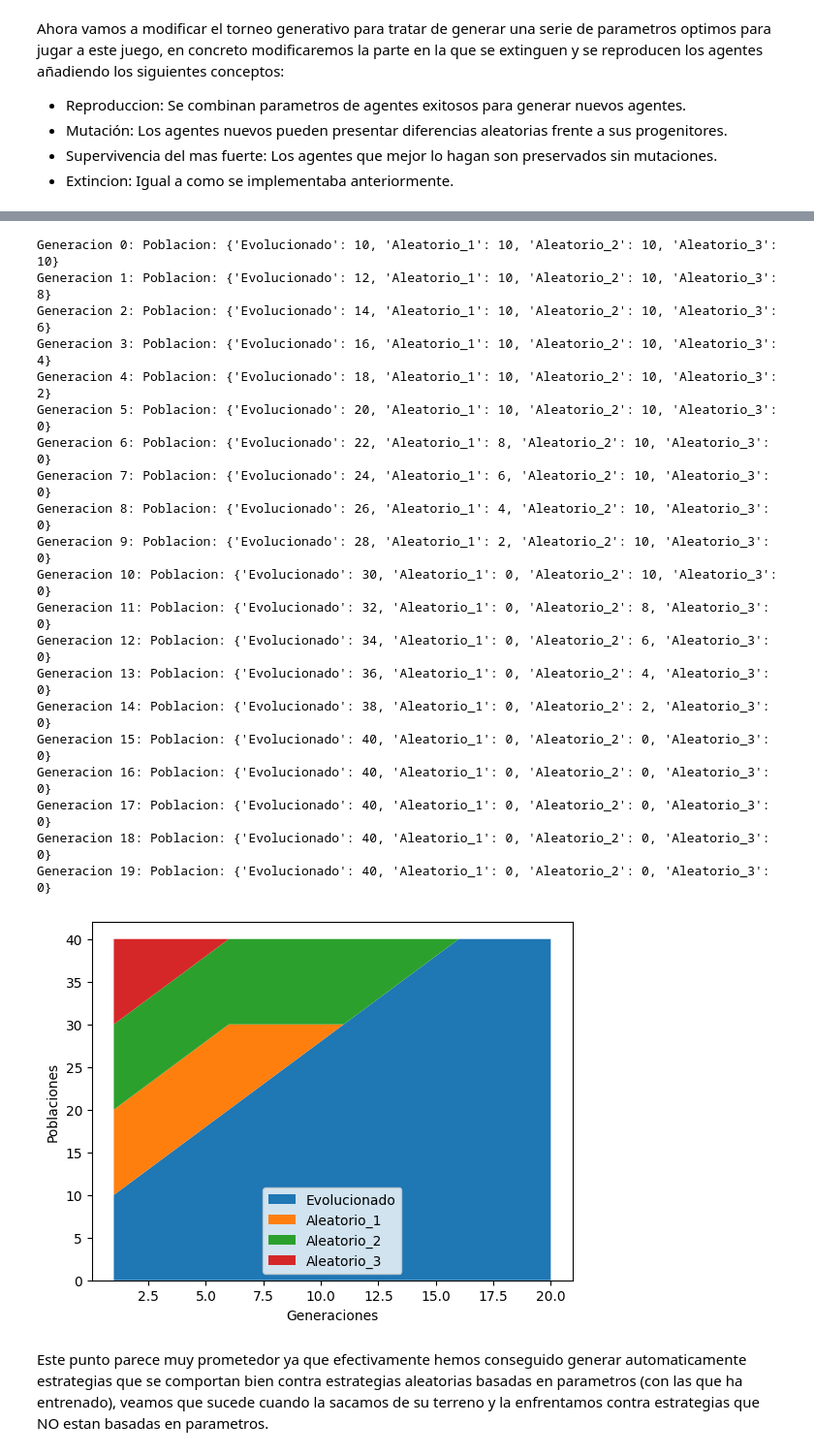
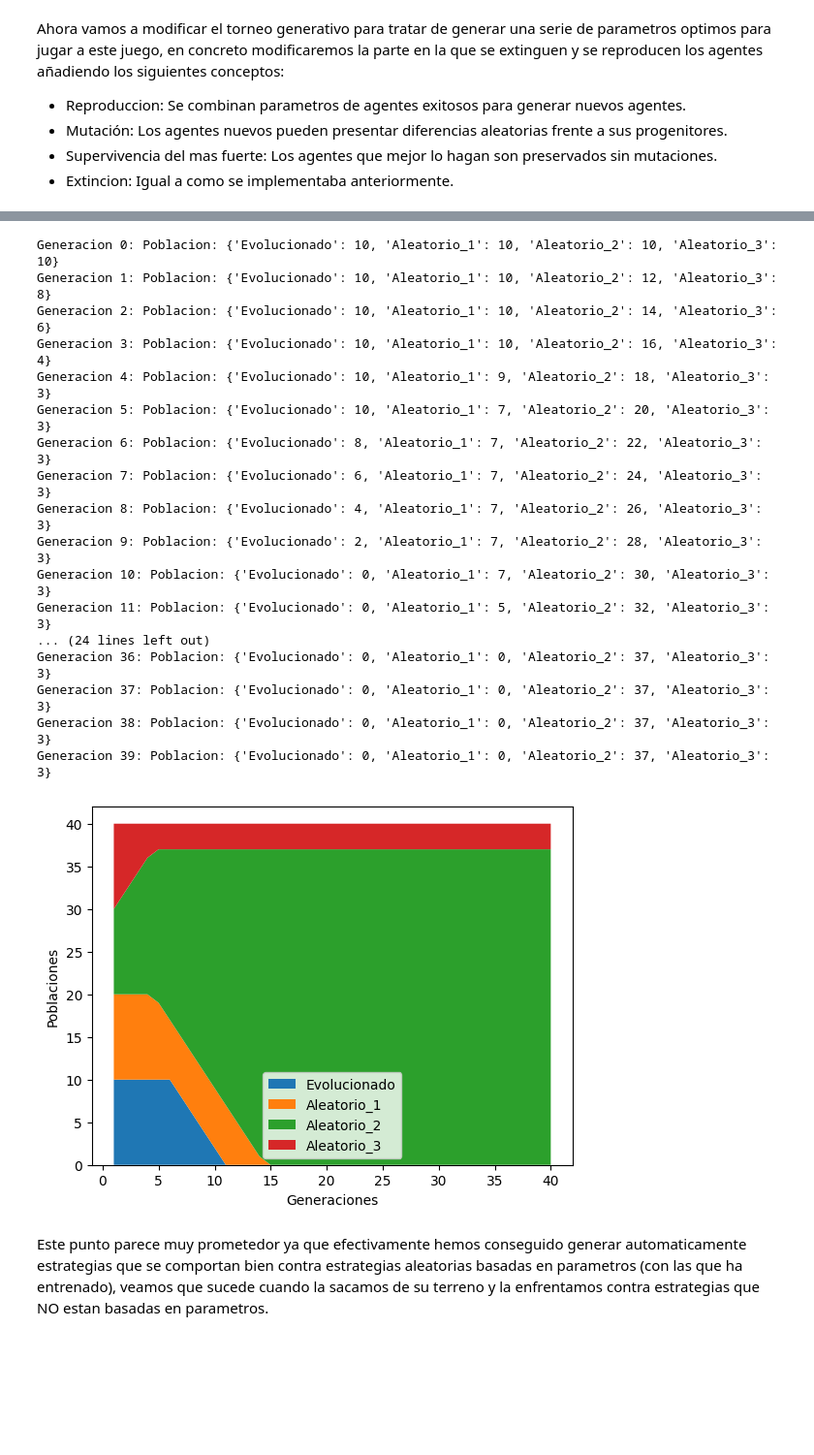
Before and after one commit to iocolopus/practica_1_aln, a Jupyter notebook: dpi/Razonamiento_etrategia.ipynb, the cells around one changed output, grey strips where cells are left out. Shown at 97% size. Saved outputs shown, nothing was run; the diff lists cells and outputs as text; code cells hidden in the pictures; blank space fills up the shorter version.

```diff
--- a/dpi/Razonamiento_etrategia.ipynb
+++ b/dpi/Razonamiento_etrategia.ipynb
@@ -113,7 +111,7 @@ Ahora vamos a modificar el torneo generativo para tratar de generar una serie de
 # %%
 class Poblacion:
     def __init__(self, poblacion_inicial):
-        self.dic_poblacion = {Agente_parametros(generar_parametros_random(17)):0.0 for _ in range(poblacion_inicial)}
+        self.dic_poblacion = {Agente_parametros(generar_parametros_random(9)):0.0 for _ in range(poblacion_inicial)}
 
     @property
     def lista_poblacion(self):
@@ -126,7 +124,7 @@ class Poblacion:
         for i in range(n):
             self.dic_poblacion.popitem()
 
-    def reproducir_n_mejores(self, n, p_mutacion = 0.5):
+    def reproducir_n_mejores(self, n, p_mutacion = 0.2):
         def mutar_agente(agente:Agente_parametros):
             for i in range(len(agente.parametros)):
                 if random.random() < p_mutacion:
@@ -141,7 +139,7 @@ class Poblacion:
             padre_a = random.choice(mejores_poblacion)
             padre_b = random.choice(mejores_poblacion)
 
-            punto_corte = randrange(0,17)
+            punto_corte = randrange(0,9)
 
             parametros_hijo = padre_a.parametros[0:punto_corte] + padre_b.parametros[punto_corte:]
 
@@ -154,7 +152,6 @@ class Poblacion:
 
     def gestionar_evolucion(self, repr_int):
         #Mejorar la gestion de los casos de empate
-        self.ordenar_dic_poblacion()
         self.eliminar_n_peores(repr_int)
         self.reproducir_n_mejores(repr_int)
 # %%
@@ -188,6 +185,7 @@ class Evolucionar:
             torneo_iterado.simular_torneo()
 
             self.poblacion.dic_poblacion = torneo_iterado.ranking
+            self.poblacion.ordenar_dic_poblacion()
 
             if imprimir:
                 print(f"Generacion {generacion}: Poblacion: {self.poblacion.lista_poblacion[0].parametros}")
@@ -199,6 +197,6 @@ class Evolucionar:
 
         return  [agente.parametros for agente in self.poblacion.lista_poblacion[:n]]
 # %%
-evolucionar = Evolucionar(generaciones=100, poblacion_inicial=30, reprodctividad=0.5, n_rondas=15)
+evolucionar = Evolucionar(generaciones=1000, poblacion_inicial=30, reprodctividad=0.2, n_rondas=15, error=0.01)
 evolucionar.simular(imprimir=True)
 # %% [output]
@@ -224,11 +226,11 @@ parametros_evolucionados = evolucionar.poblacion.lista_poblacion[0].parametros
 # %%
 agente_evolucionado = Agente_parametros(parametros_evolucionados, dp)
 agente_evolucionado.nombre = "Evolucionado"
-agente_parametros_random_1 = Agente_parametros(generar_parametros_random(17), dp)
+agente_parametros_random_1 = Agente_parametros(generar_parametros_random(9), dp)
 agente_parametros_random_1.nombre = "Aleatorio_1"
-agente_parametros_random_2 = Agente_parametros(generar_parametros_random(17), dp)
+agente_parametros_random_2 = Agente_parametros(generar_parametros_random(9), dp)
 agente_parametros_random_2.nombre = "Aleatorio_2"
-agente_parametros_random_3 = Agente_parametros(generar_parametros_random(17), dp)
+agente_parametros_random_3 = Agente_parametros(generar_parametros_random(9), dp)
 agente_parametros_random_3.nombre = "Aleatorio_3"
 
 
@@ -237,29 +261,26 @@ lista_jugadores = [agente_evolucionado, agente_parametros_random_1, agente_param
 # %%
-torneo_evolutivo = Torneo_evolutivo(lista_jugadores, generaciones=20, error=0.01, polacion_inicial=40, n_rondas=10)
+torneo_evolutivo = Torneo_evolutivo(lista_jugadores, generaciones=40, error=0.01, polacion_inicial=40, n_rondas=30)
 torneo_evolutivo.simular(imprimir=True)
 torneo_evolutivo.dibujar_resultados()
 # %% [output]
 Generacion 0: Poblacion: {'Evolucionado': 10, 'Aleatorio_1': 10, 'Aleatorio_2': 10, 'Aleatorio_3': 10}
-Generacion 1: Poblacion: {'Evolucionado': 12, 'Aleatorio_1': 10, 'Aleatorio_2': 10, 'Aleatorio_3': 8}
-Generacion 2: Poblacion: {'Evolucionado': 14, 'Aleatorio_1': 10, 'Aleatorio_2': 10, 'Aleatorio_3': 6}
-Generacion 3: Poblacion: {'Evolucionado': 16, 'Aleatorio_1': 10, 'Aleatorio_2': 10, 'Aleatorio_3': 4}
-Generacion 4: Poblacion: {'Evolucionado': 18, 'Aleatorio_1': 10, 'Aleatorio_2': 10, 'Aleatorio_3': 2}
-Generacion 5: Poblacion: {'Evolucionado': 20, 'Aleatorio_1': 10, 'Aleatorio_2': 10, 'Aleatorio_3': 0}
-Generacion 6: Poblacion: {'Evolucionado': 22, 'Aleatorio_1': 8, 'Aleatorio_2': 10, 'Aleatorio_3': 0}
-Generacion 7: Poblacion: {'Evolucionado': 24, 'Aleatorio_1': 6, 'Aleatorio_2': 10, 'Aleatorio_3': 0}
-Generacion 8: Poblacion: {'Evolucionado': 26, 'Aleatorio_1': 4, 'Aleatorio_2': 10, 'Aleatorio_3': 0}
-Generacion 9: Poblacion: {'Evolucionado': 28, 'Aleatorio_1': 2, 'Aleatorio_2': 10, 'Aleatorio_3': 0}
-Generacion 10: Poblacion: {'Evolucionado': 30, 'Aleatorio_1': 0, 'Aleatorio_2': 10, 'Aleatorio_3': 0}
-Generacion 11: Poblacion: {'Evolucionado': 32, 'Aleatorio_1': 0, 'Aleatorio_2': 8, 'Aleatorio_3': 0}
-Generacion 12: Poblacion: {'Evolucionado': 34, 'Aleatorio_1': 0, 'Aleatorio_2': 6, 'Aleatorio_3': 0}
-Generacion 13: Poblacion: {'Evolucionado': 36, 'Aleatorio_1': 0, 'Aleatorio_2': 4, 'Aleatorio_3': 0}
-Generacion 14: Poblacion: {'Evolucionado': 38, 'Aleatorio_1': 0, 'Aleatorio_2': 2, 'Aleatorio_3': 0}
-Generacion 15: Poblacion: {'Evolucionado': 40, 'Aleatorio_1': 0, 'Aleatorio_2': 0, 'Aleatorio_3': 0}
-Generacion 16: Poblacion: {'Evolucionado': 40, 'Aleatorio_1': 0, 'Aleatorio_2': 0, 'Aleatorio_3': 0}
-Generacion 17: Poblacion: {'Evolucionado': 40, 'Aleatorio_1': 0, 'Aleatorio_2': 0, 'Aleatorio_3': 0}
-Generacion 18: Poblacion: {'Evolucionado': 40, 'Aleatorio_1': 0, 'Aleatorio_2': 0, 'Aleatorio_3': 0}
-Generacion 19: Poblacion: {'Evolucionado': 40, 'Aleatorio_1': 0, 'Aleatorio_2': 0, 'Aleatorio_3': 0}
+Generacion 1: Poblacion: {'Evolucionado': 10, 'Aleatorio_1': 10, 'Aleatorio_2': 12, 'Aleatorio_3': 8}
+Generacion 2: Poblacion: {'Evolucionado': 10, 'Aleatorio_1': 10, 'Aleatorio_2': 14, 'Aleatorio_3': 6}
+Generacion 3: Poblacion: {'Evolucionado': 10, 'Aleatorio_1': 10, 'Aleatorio_2': 16, 'Aleatorio_3': 4}
+Generacion 4: Poblacion: {'Evolucionado': 10, 'Aleatorio_1': 9, 'Aleatorio_2': 18, 'Aleatorio_3': 3}
+Generacion 5: Poblacion: {'Evolucionado': 10, 'Aleatorio_1': 7, 'Aleatorio_2': 20, 'Aleatorio_3': 3}
+Generacion 6: Poblacion: {'Evolucionado': 8, 'Aleatorio_1': 7, 'Aleatorio_2': 22, 'Aleatorio_3': 3}
+Generacion 7: Poblacion: {'Evolucionado': 6, 'Aleatorio_1': 7, 'Aleatorio_2': 24, 'Aleatorio_3': 3}
+Generacion 8: Poblacion: {'Evolucionado': 4, 'Aleatorio_1': 7, 'Aleatorio_2': 26, 'Aleatorio_3': 3}
+Generacion 9: Poblacion: {'Evolucionado': 2, 'Aleatorio_1': 7, 'Aleatorio_2': 28, 'Aleatorio_3': 3}
+Generacion 10: Poblacion: {'Evolucionado': 0, 'Aleatorio_1': 7, 'Aleatorio_2': 30, 'Aleatorio_3': 3}
+Generacion 11: Poblacion: {'Evolucionado': 0, 'Aleatorio_1': 5, 'Aleatorio_2': 32, 'Aleatorio_3': 3}
+... (24 lines left out)
+Generacion 36: Poblacion: {'Evolucionado': 0, 'Aleatorio_1': 0, 'Aleatorio_2': 37, 'Aleatorio_3': 3}
+Generacion 37: Poblacion: {'Evolucionado': 0, 'Aleatorio_1': 0, 'Aleatorio_2': 37, 'Aleatorio_3': 3}
+Generacion 38: Poblacion: {'Evolucionado': 0, 'Aleatorio_1': 0, 'Aleatorio_2': 37, 'Aleatorio_3': 3}
+Generacion 39: Poblacion: {'Evolucionado': 0, 'Aleatorio_1': 0, 'Aleatorio_2': 37, 'Aleatorio_3': 3}
-[figure, old version]
+[figure, new version]
 # %% [markdown]
 Este punto parece muy prometedor ya que efectivamente hemos conseguido generar automaticamente estrategias que se comportan bien contra estrategias aleatorias basadas en parametros (con las que ha entrenado), veamos que sucede cuando la sacamos de su terreno y la enfrentamos contra estrategias que NO estan basadas en parametros.
 # %%
```
Also changed, not shown: parts of 20 cells of this notebook, 2 other files.
